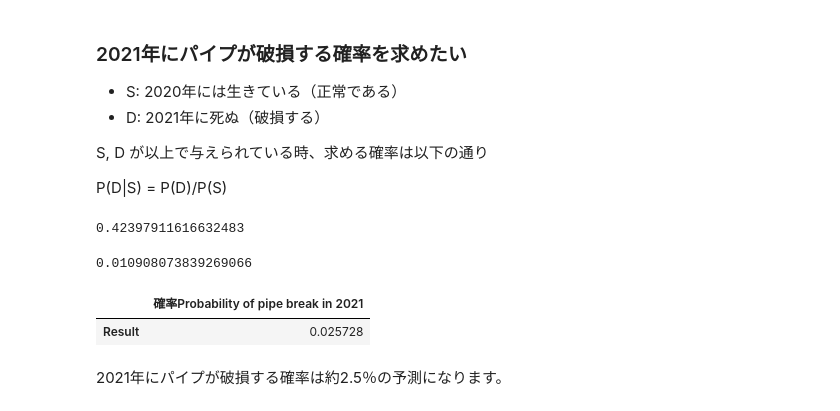
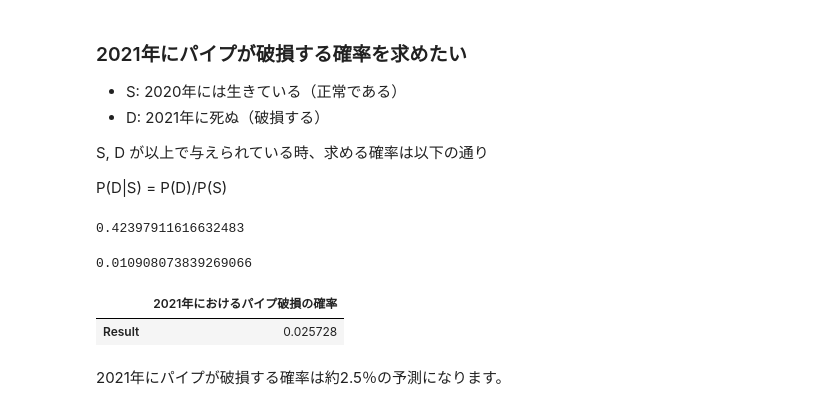
Before and after one commit to ontheroad2022/fracta, a Jupyter notebook: notebooks/100_0_nari_fracta_coding_challenge.ipynb, the cells around one changed output. Saved outputs shown, nothing was run; the diff lists cells and outputs as text; code cells hidden in the pictures.

```diff
--- a/notebooks/100_0_nari_fracta_coding_challenge.ipynb
+++ b/notebooks/100_0_nari_fracta_coding_challenge.ipynb
@@ -594,25 +594,25 @@ P(D|S) = P(D)/P(S)
 # %%
 def prob_break(A):
 
     p_s = (len(A) - len(A[A['break_year'] <= 2020])) / len(A)
     display(p_s)
 
     p_d = len(A[A['break_year'] == 2021]) / len(A)
     display (p_d)
 
     p_2021 = p_d / p_s
 
-    result = pd.DataFrame({'確率Probability of pipe break in 2021': p_2021},
+    result = pd.DataFrame({'2021年におけるパイプ破損の確率': p_2021},
                         index = ['Result'])
 
     return result
 
 
 display(prob_break(A))
 # %% [output]
 0.42397911616632483
 0.010908073839269066
-|  | 確率Probability of pipe break in 2021 |
+|  | 2021年におけるパイプ破損の確率 |
 | Result | 0.025728 |
 # %% [markdown]
 2021年にパイプが破損する確率は約2.5％の予測になります。
```
Also changed, not shown: parts of 10 cells of this notebook.
